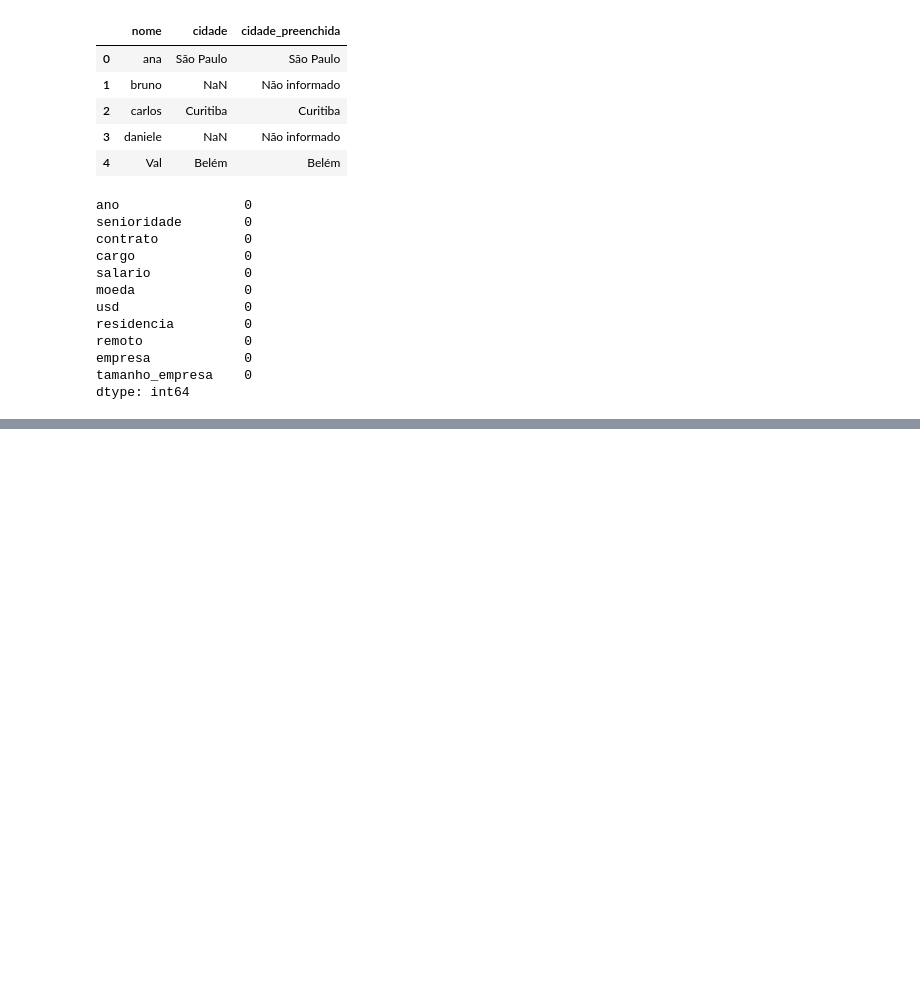
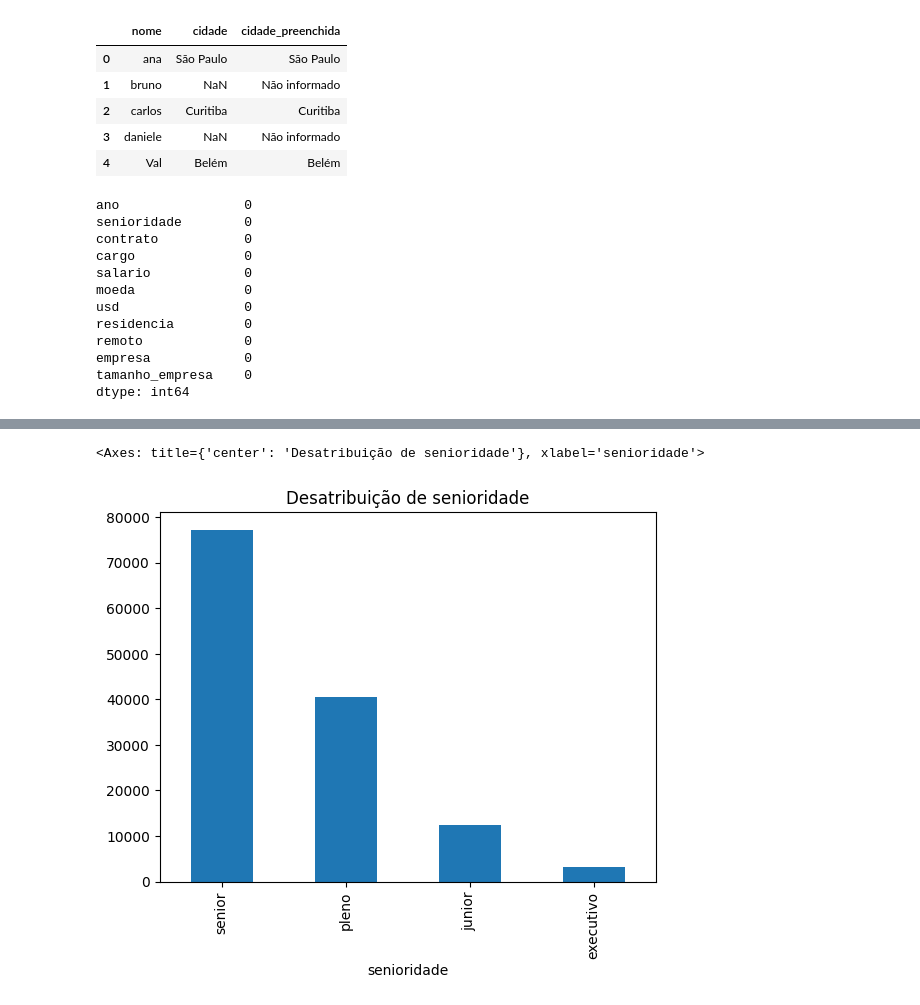
Before and after one commit to thierryLchaves/Notacoes_Alura_Dados_Python, a Jupyter notebook: src/explore_dados_com_pandas.ipynb, the cells around one changed output, grey strips where cells are left out. Drawn from its saved outputs; the diff is of its cells as text; code cells hidden in the pictures; blank space fills up the shorter version.

```diff
--- a/src/explore_dados_com_pandas.ipynb
+++ b/src/explore_dados_com_pandas.ipynb
@@ -401,0 +411,5 @@ df_limpo = df_limpo.assign(ano = df_limpo['ano'].astype('int64'))
+# %%
+df_limpo["senioridade"].value_counts().plot(kind='bar',title='Desatribuição de senioridade')
+# %% [output]
+<Axes: title={'center': 'Desatribuição de senioridade'}, xlabel='senioridade'>
+[figure, added]
```
Also changed, not shown: parts of 18 cells of this notebook, 13 other files.
